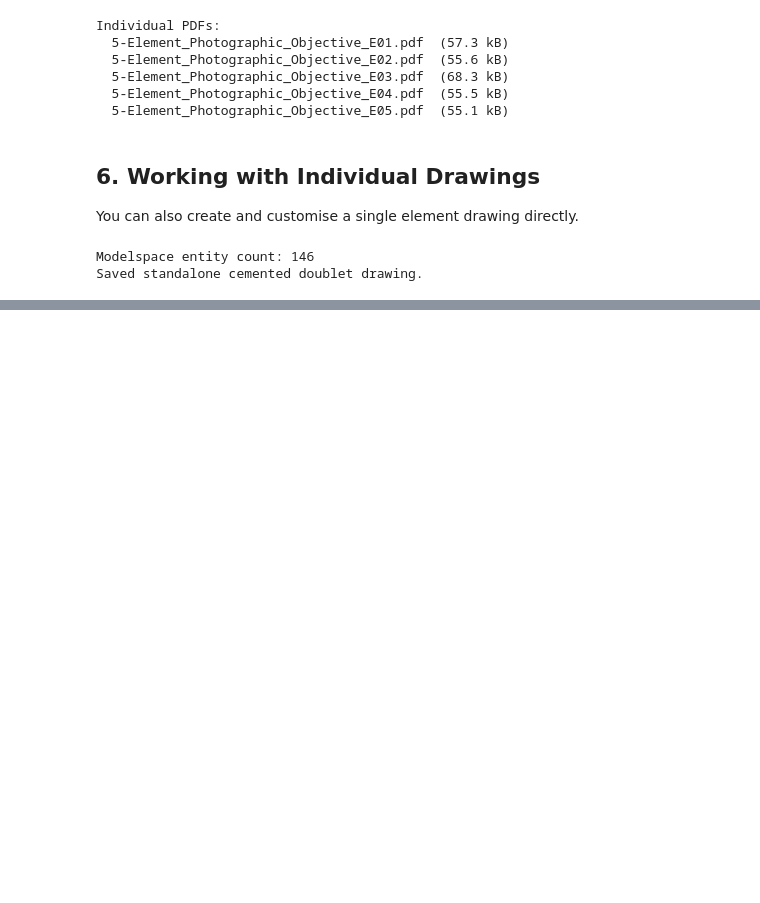
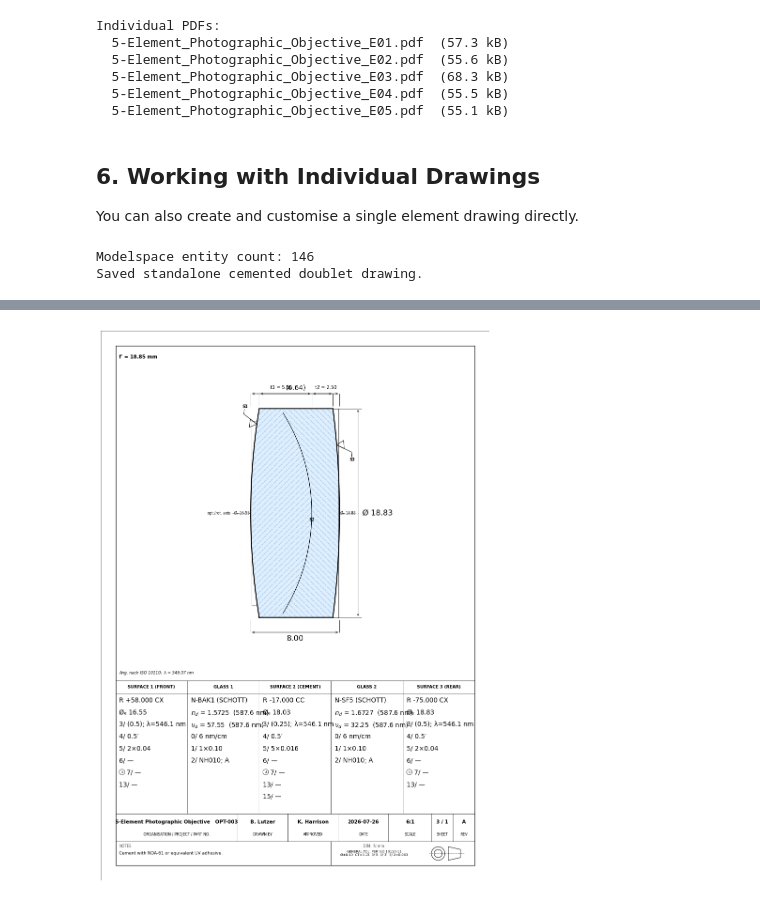
Before and after one commit to optiland/optiland, a Jupyter notebook: docs/examples/Tutorial_10a_ISO_10110_Drawings.ipynb, the cells around one changed output, grey strips where cells are left out. Saved outputs shown, nothing was run; the diff lists cells and outputs as text; code cells hidden in the pictures; blank space fills up the shorter version.

```diff
--- a/docs/examples/Tutorial_10a_ISO_10110_Drawings.ipynb
+++ b/docs/examples/Tutorial_10a_ISO_10110_Drawings.ipynb
@@ -415 +427,16 @@ Saved standalone cemented doublet drawing.
+# %%
+from optiland.iso10110 import DrawingStyle
+
+# Enlarge the spec-table text and the CT/Ø dimension callouts by 30%,
+# and shrink the sheet border margin slightly to make room.
+custom_style = DrawingStyle(
+    table_body_scale=1.3,
+    dimension_scale=1.3,
+    border_margin=8.0,
+)
+
+d_custom = ElementDrawing(cemented_elem, spec, element_index=2, style=custom_style)
+d_custom.show(figsize=(16.5, 11.7))
+# %% [output]
+[figure, added]
 # %% [markdown]
```
Also changed, not shown: parts of 2 cells of this notebook, 5 other files.
